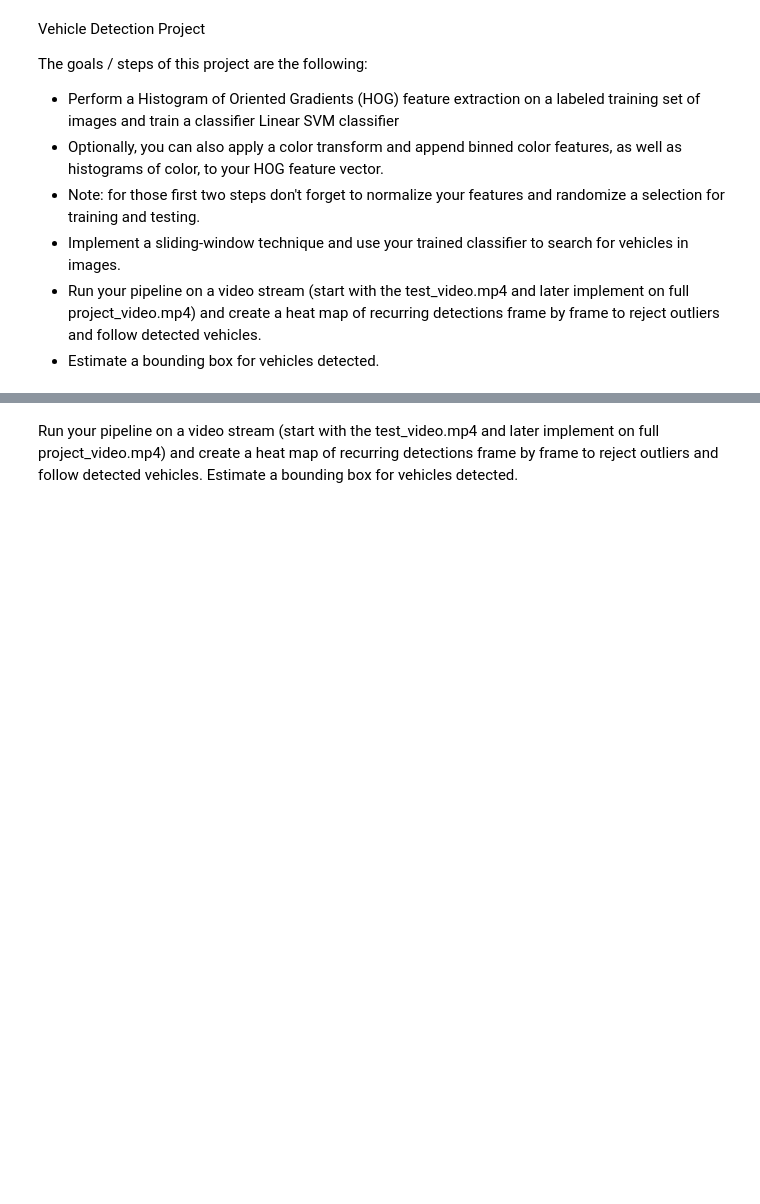
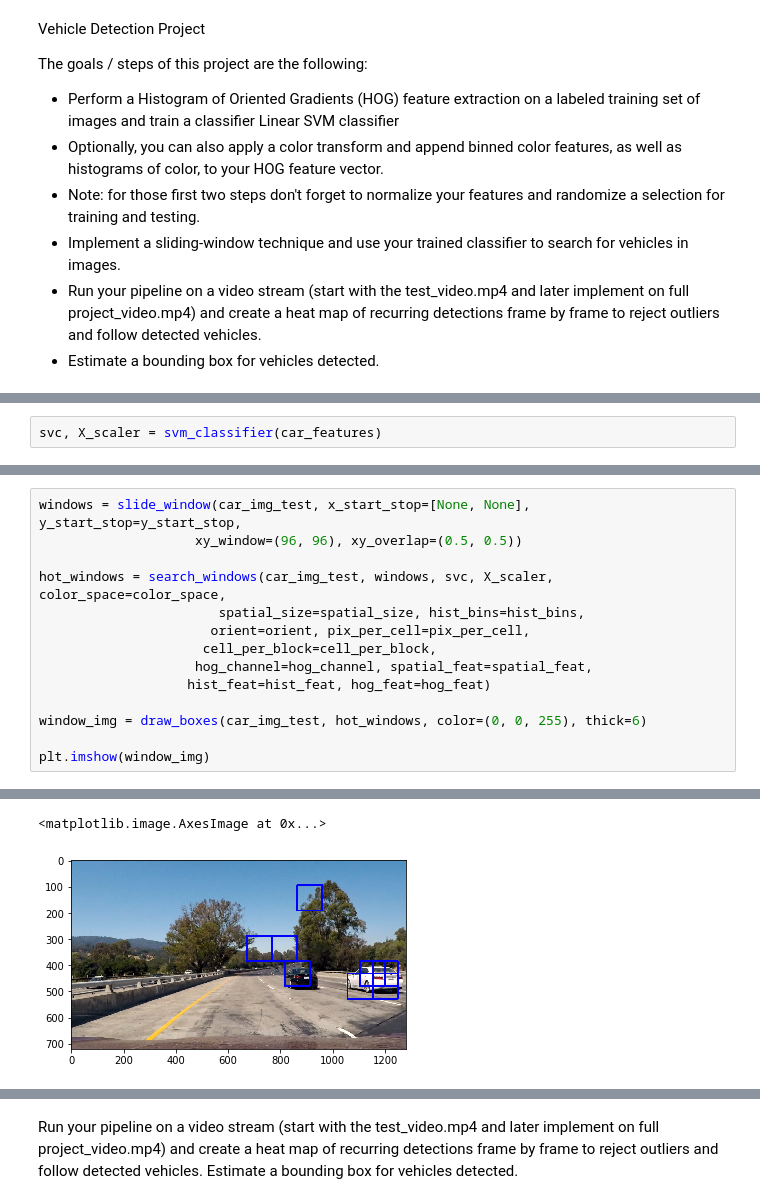
Before and after one commit to matrix-revolution/CarND-Vehicle-Detection, a Jupyter notebook: VehicleDetection.ipynb, the cells around one changed output, grey strips where cells are left out. Saved outputs shown, nothing was run; the diff lists cells and outputs as text; blank space fills up the shorter version.

```diff
--- a/VehicleDetection.ipynb
+++ b/VehicleDetection.ipynb
@@ -357,0 +431,2 @@ plt.imshow(window_img)
+# %%
+svc, X_scaler = svm_classifier(car_features)
@@ -357,0 +451,15 @@ plt.imshow(window_img)
+# %%
+windows = slide_window(car_img_test, x_start_stop=[None, None], y_start_stop=y_start_stop,
+                    xy_window=(96, 96), xy_overlap=(0.5, 0.5))
+
+hot_windows = search_windows(car_img_test, windows, svc, X_scaler, color_space=color_space,
+                       spatial_size=spatial_size, hist_bins=hist_bins,
+                      orient=orient, pix_per_cell=pix_per_cell,
+                     cell_per_block=cell_per_block,
+                    hog_channel=hog_channel, spatial_feat=spatial_feat,
+                   hist_feat=hist_feat, hog_feat=hog_feat)
+
+window_img = draw_boxes(car_img_test, hot_windows, color=(0, 0, 255), thick=6)
+
+plt.imshow(window_img)
+# %% [output]
@@ -357,0 +468,2 @@ plt.imshow(window_img)
+<matplotlib.image.AxesImage at 0x...>
+[figure, added]
```
Also changed, not shown: parts of 50 cells of this notebook, 1 other file.
